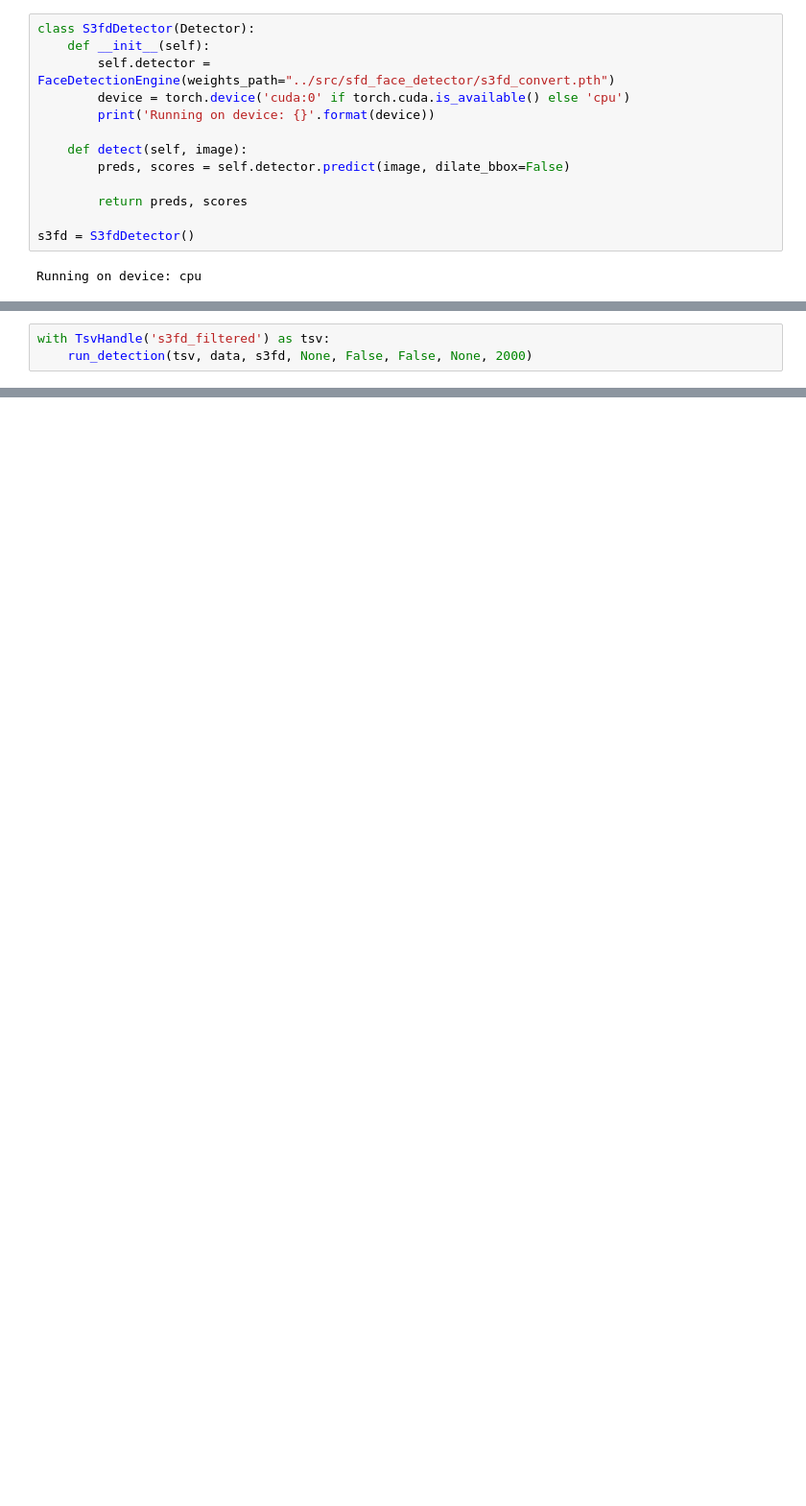
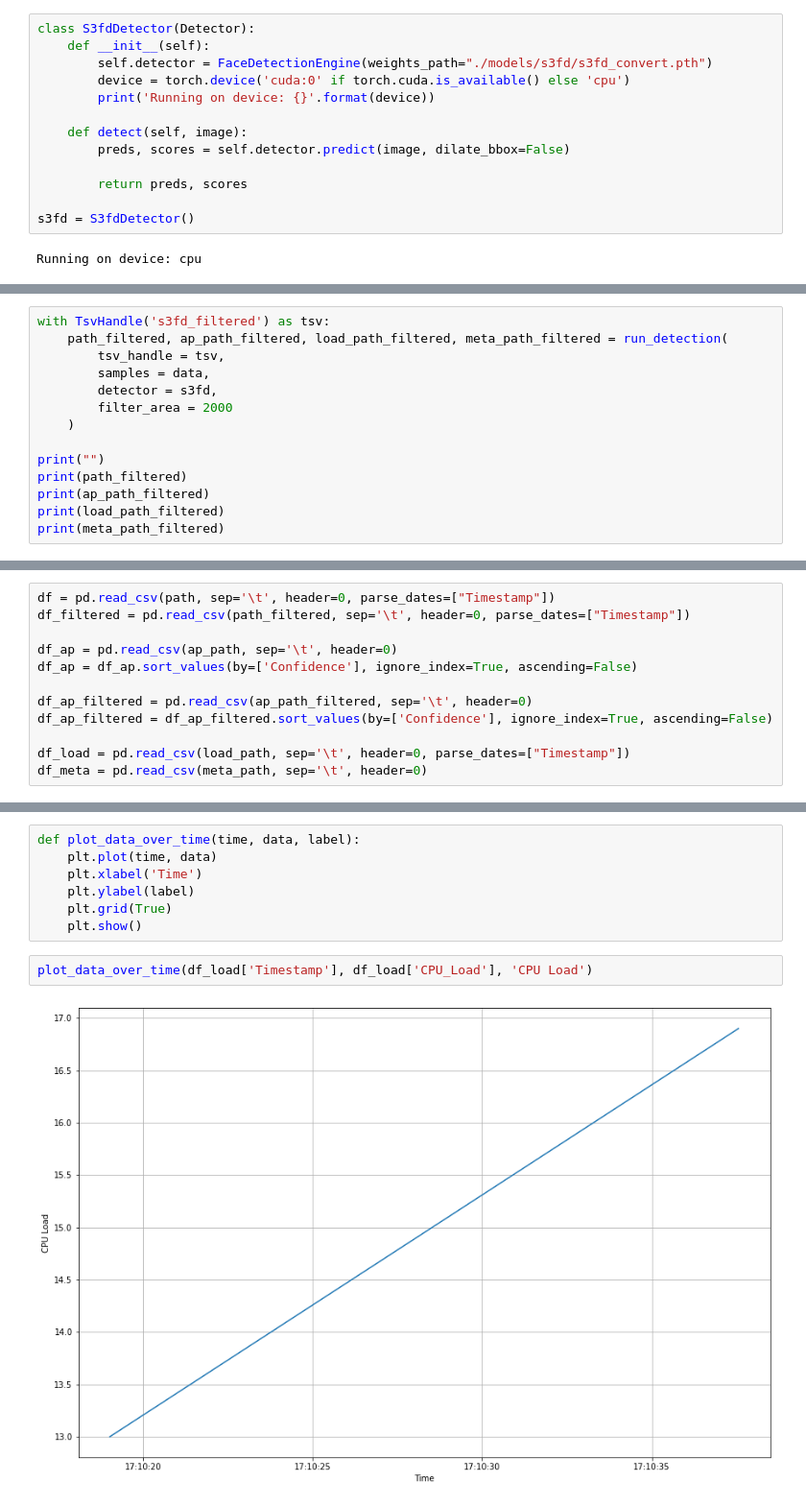
Before and after one commit to ulmii/face-detection, a Jupyter notebook: notebooks/s3fd.ipynb, the cells around one changed output, grey strips where cells are left out. Shown: that part at 96% size. Saved outputs shown, nothing was run; the diff lists cells and outputs as text; blank space fills up the shorter version.

Commit message:
prepare models

```diff
--- a/notebooks/s3fd.ipynb
+++ b/notebooks/s3fd.ipynb
@@ -18,7 +33,7 @@ data = validation
 # %%
 class S3fdDetector(Detector):
     def __init__(self):
-        self.detector = FaceDetectionEngine(weights_path="../src/sfd_face_detector/s3fd_convert.pth")
+        self.detector = FaceDetectionEngine(weights_path="./models/s3fd/s3fd_convert.pth")
         device = torch.device('cuda:0' if torch.cuda.is_available() else 'cpu')
         print('Running on device: {}'.format(device))
 
@@ -33,5 +68,16 @@ Running on device: cpu
 # %%
 with TsvHandle('s3fd_filtered') as tsv:
-    run_detection(tsv, data, s3fd, None, False, False, None, 2000)
+    path_filtered, ap_path_filtered, load_path_filtered, meta_path_filtered = run_detection(
+        tsv_handle = tsv,
+        samples = data,
+        detector = s3fd,
+        filter_area = 2000
+    )
+
+print("")
+print(path_filtered)
+print(ap_path_filtered)
+print(load_path_filtered)
+print(meta_path_filtered)
 # %% [output]
 Running detection
@@ -38,0 +91,12 @@ Running detection
+# %%
+df = pd.read_csv(path, sep='\t', header=0, parse_dates=["Timestamp"])
+df_filtered = pd.read_csv(path_filtered, sep='\t', header=0, parse_dates=["Timestamp"])
+
+df_ap = pd.read_csv(ap_path, sep='\t', header=0)
+df_ap = df_ap.sort_values(by=['Confidence'], ignore_index=True, ascending=False)
+
+df_ap_filtered = pd.read_csv(ap_path_filtered, sep='\t', header=0)
+df_ap_filtered = df_ap_filtered.sort_values(by=['Confidence'], ignore_index=True, ascending=False)
+
+df_load = pd.read_csv(load_path, sep='\t', header=0, parse_dates=["Timestamp"])
+df_meta = pd.read_csv(meta_path, sep='\t', header=0)
@@ -38,0 +114,11 @@ Running detection
+# %%
+def plot_data_over_time(time, data, label):
+    plt.plot(time, data)
+    plt.xlabel('Time')
+    plt.ylabel(label)
+    plt.grid(True)
+    plt.show()
+# %%
+plot_data_over_time(df_load['Timestamp'], df_load['CPU_Load'], 'CPU Load')
+# %% [output]
+[figure, added]
```
Also changed, not shown: parts of 26 cells of this notebook, 6 other files.
